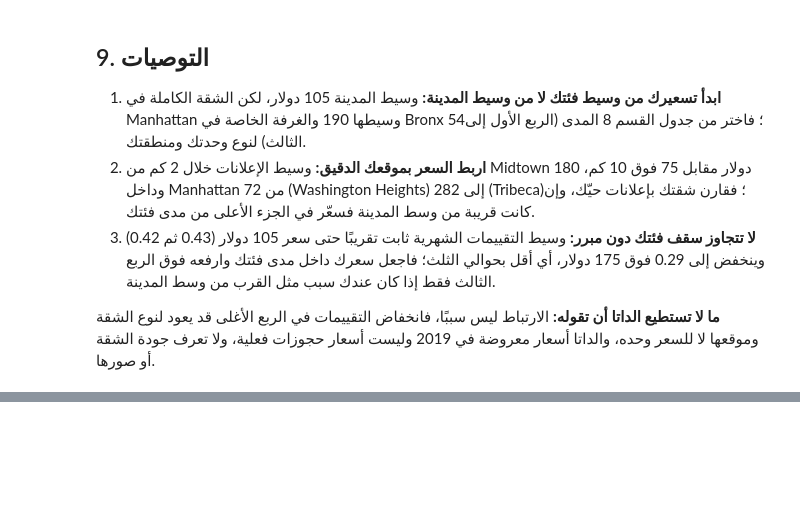
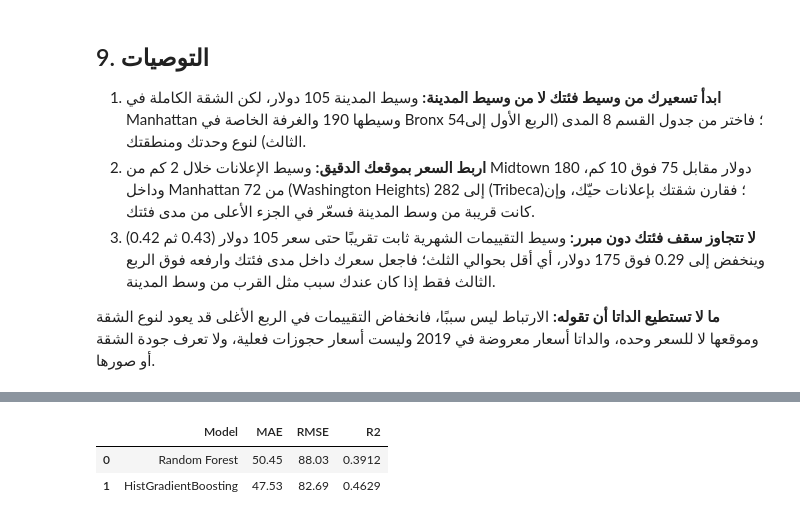
Before and after one commit to loudamn78-gif/smartstay-ai, a Jupyter notebook: notebook.ipynb, the cells around one changed output, grey strips where cells are left out. Drawn from its saved outputs; the diff is of its cells as text; code cells hidden in the pictures; blank space fills up the shorter version.

```diff
--- a/notebook.ipynb
+++ b/notebook.ipynb
@@ -883,0 +1312,13 @@ files.download("/content/smartstay-run.zip")
+# %%
+results = pd.DataFrame({
+    'Model': ['Random Forest', 'HistGradientBoosting'],
+    'MAE': [50.45, 47.53],
+    'RMSE': [88.03, 82.69],
+    'R2': [0.3912, 0.4629]
+})
+
+display(results)
+# %% [output]
+|  | Model | MAE | RMSE | R2 |
+| 0 | Random Forest | 50.45 | 88.03 | 0.3912 |
+| 1 | HistGradientBoosting | 47.53 | 82.69 | 0.4629 |
```
Also changed, not shown: parts of 38 cells of this notebook.
